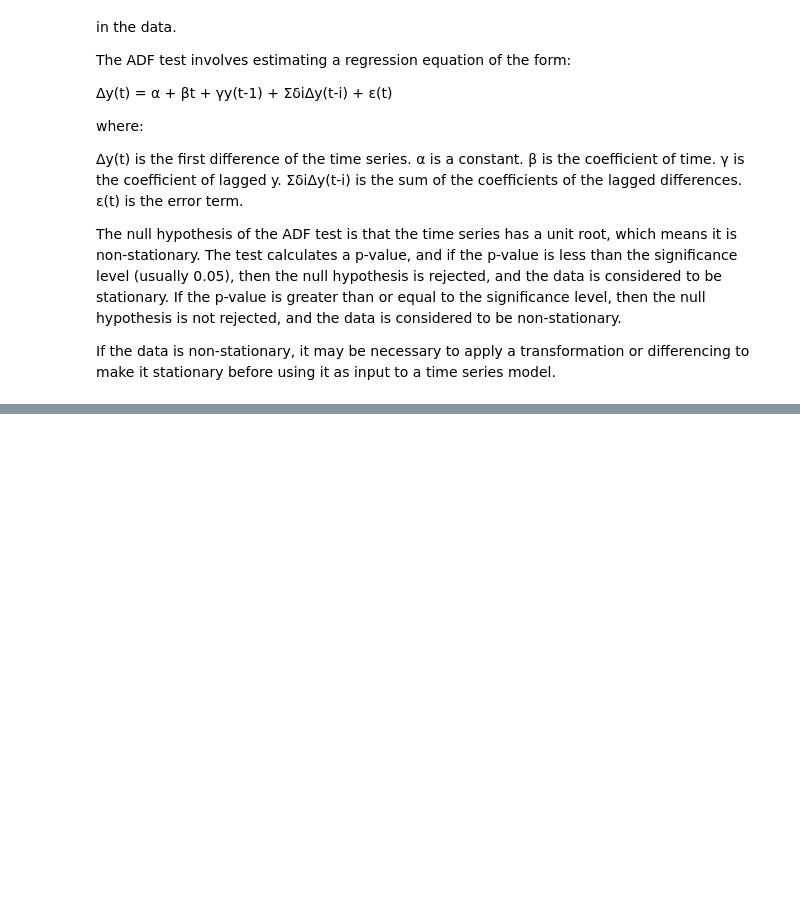
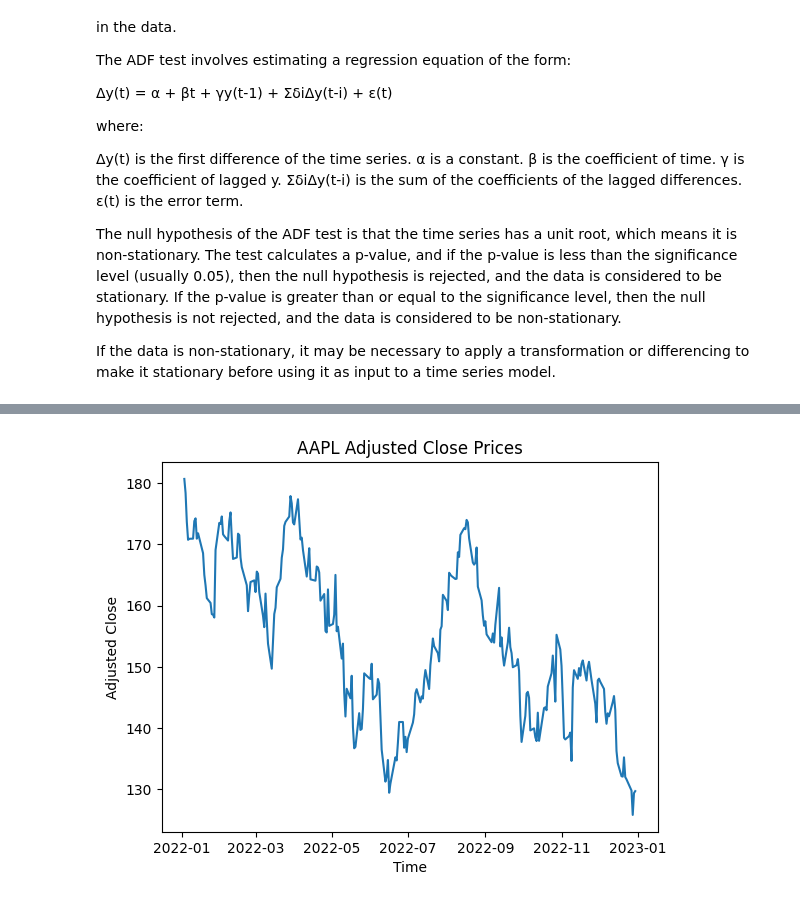
Before and after one commit to OzodbekOzodov/quant-finance, a Jupyter notebook: First-notebook.ipynb, the cells around one changed output, grey strips where cells are left out. Cells and saved outputs as stored; diff of their text form; code cells hidden in the pictures; blank space fills up the shorter version.

```diff
--- a/First-notebook.ipynb
+++ b/First-notebook.ipynb
@@ -72,0 +144,11 @@ time_series_summary(data['Value'])
+# %%
+import matplotlib.pyplot as plt
+
+# Plot the time series of the Adjusted Close values
+plt.plot(data.index, data['adj_close'])
+plt.xlabel('Time')
+plt.ylabel('Adjusted Close')
+plt.title('AAPL Adjusted Close Prices')
+plt.show()
+# %% [output]
+[figure, added]
```
Also changed, not shown: parts of 14 cells of this notebook, 1 other file.
